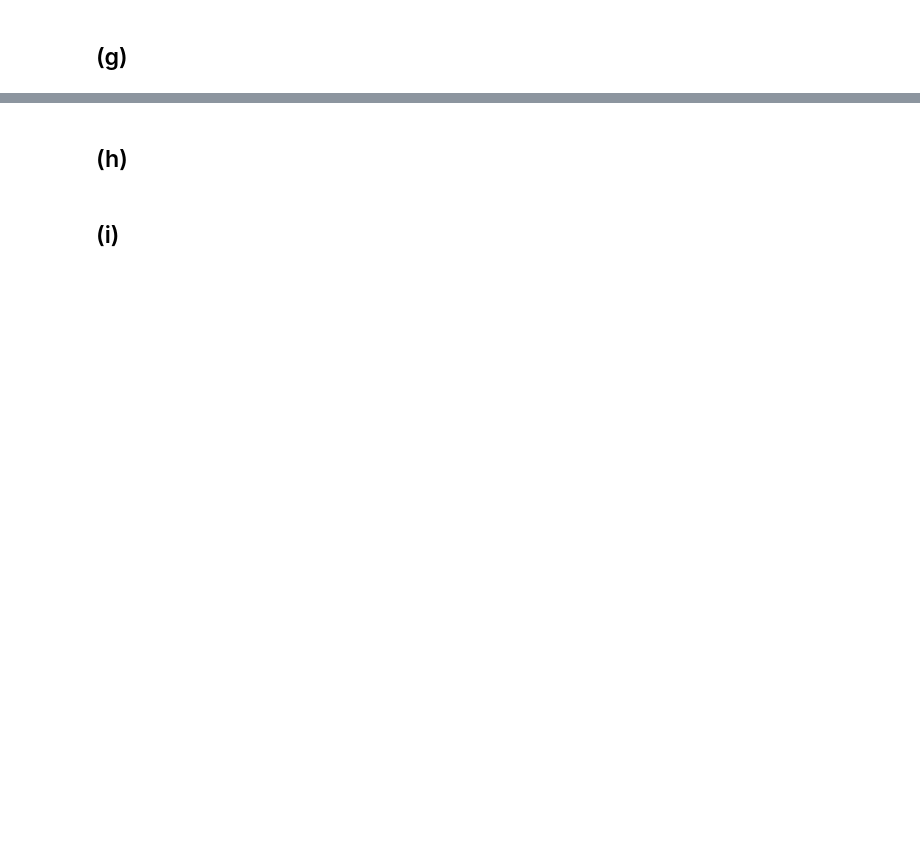
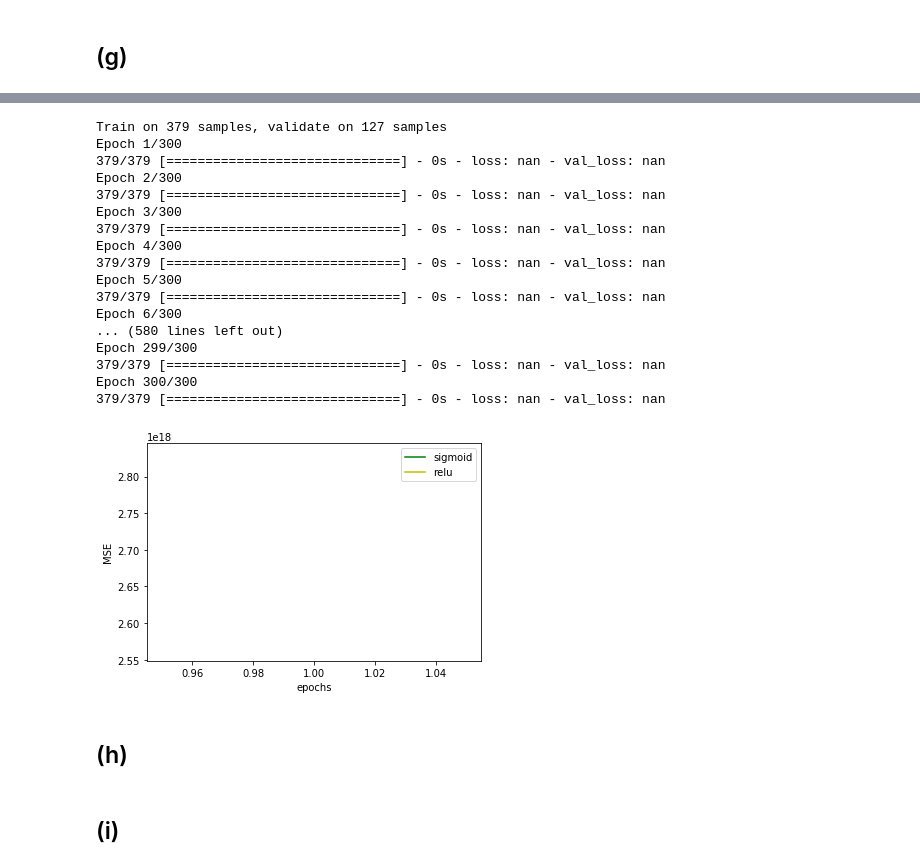
Before and after one commit to felipeavaria/Redes_Neuronales_Artificiales, a Jupyter notebook: Tarea-1/3_prediccion.ipynb, the cells around one changed output, grey strips where cells are left out. Cells and saved outputs as stored; diff of their text form; code cells hidden in the pictures; blank space fills up the shorter version.

```diff
--- a/Tarea-1/3_prediccion.ipynb
+++ b/Tarea-1/3_prediccion.ipynb
@@ -172,0 +416,53 @@ sgd = SGD(lr=0.2, decay=1e-6)
+# %%
+n_decay = 10
+lear_decay = np.logspace(-6,0,n_decay)
+sgd = SGD(lr=0.2, decay=1e-6)
+
+
+#sigmoid
+model = Sequential()
+model.add(Dense(200, input_dim=X_train_scaled.shape[1], init='uniform'))
+model.add(Activation('sigmoid'))
+
+model.add(Dense(1, init='uniform'))
+model.add(Activation('linear'))
+
+model.compile(optimizer=sgd,loss='mean_squared_error')
+
+hist = model.fit(X_train_scaled.as_matrix(), y_train.as_matrix(), nb_epoch=300,
+verbose = 1, validation_data=(X_test_scaled.as_matrix(), y_test.as_matrix()))
+listaloss = []
+
+for i in range(300):
+    listaloss.append(hist.history['loss'][i])
+
+
+
+
+
+#relu
+model = Sequential()
+model.add(Dense(200, input_dim=X_train_scaled.shape[1], init='uniform'))
+model.add(Activation('relu'))
+
+model.add(Dense(1, init='uniform'))
+model.add(Activation('linear'))
+
+model.compile(optimizer=sgd,loss='mean_squared_error')
+
+hist = model.fit(X_train_scaled.as_matrix(), y_train.as_matrix(), nb_epoch=300,
+verbose=1, validation_data=(X_test_scaled.as_matrix(), y_test.as_matrix()))
+
+
+listaloss2 = []
+
+for i in range(300):
+    listaloss2.append(hist.history['loss'][i])
+
+plt.plot(range(301)[1:],listaloss,'g',label='sigmoid')
+plt.plot(range(301)[1:],listaloss2,'y',label='relu')
+plt.ylabel('MSE')
+plt.xlabel('epochs')
+plt.legend(loc='uper right')
+plt.show()
+# %% [output]
@@ -173,3 +486,21 @@ sgd = SGD(lr=0.2, decay=1e-6)
+Train on 379 samples, validate on 127 samples
+Epoch 1/300
+379/379 [==============================] - 0s - loss: nan - val_loss: nan
+Epoch 2/300
+379/379 [==============================] - 0s - loss: nan - val_loss: nan
+Epoch 3/300
+379/379 [==============================] - 0s - loss: nan - val_loss: nan
+Epoch 4/300
+379/379 [==============================] - 0s - loss: nan - val_loss: nan
+Epoch 5/300
+379/379 [==============================] - 0s - loss: nan - val_loss: nan
+Epoch 6/300
+... (580 lines left out)
+Epoch 299/300
+379/379 [==============================] - 0s - loss: nan - val_loss: nan
+Epoch 300/300
+379/379 [==============================] - 0s - loss: nan - val_loss: nan
+[figure, added]
 # %% [markdown]
 ## (h)
 # %%
```
Also changed, not shown: parts of 10 cells of this notebook.
